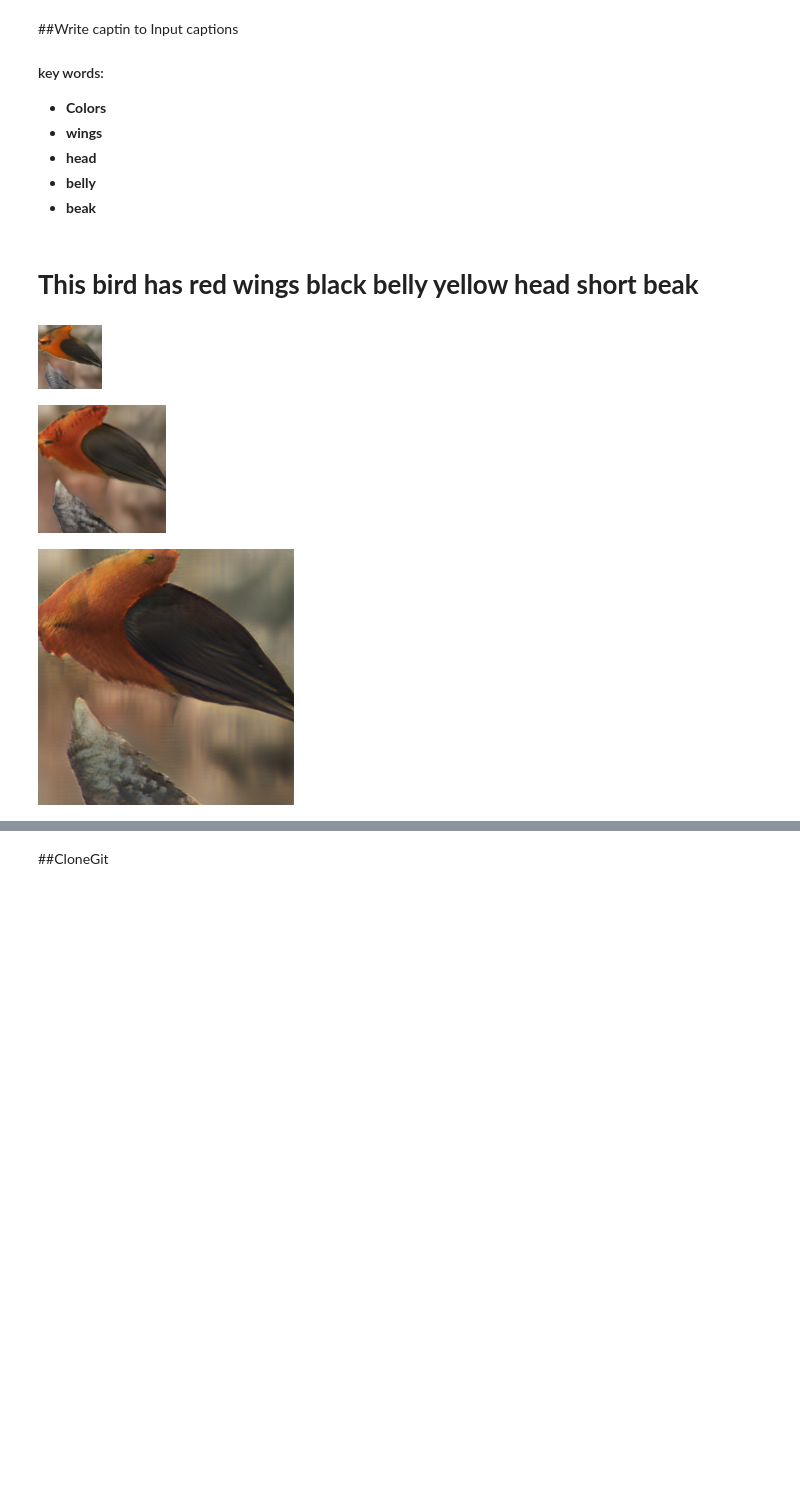
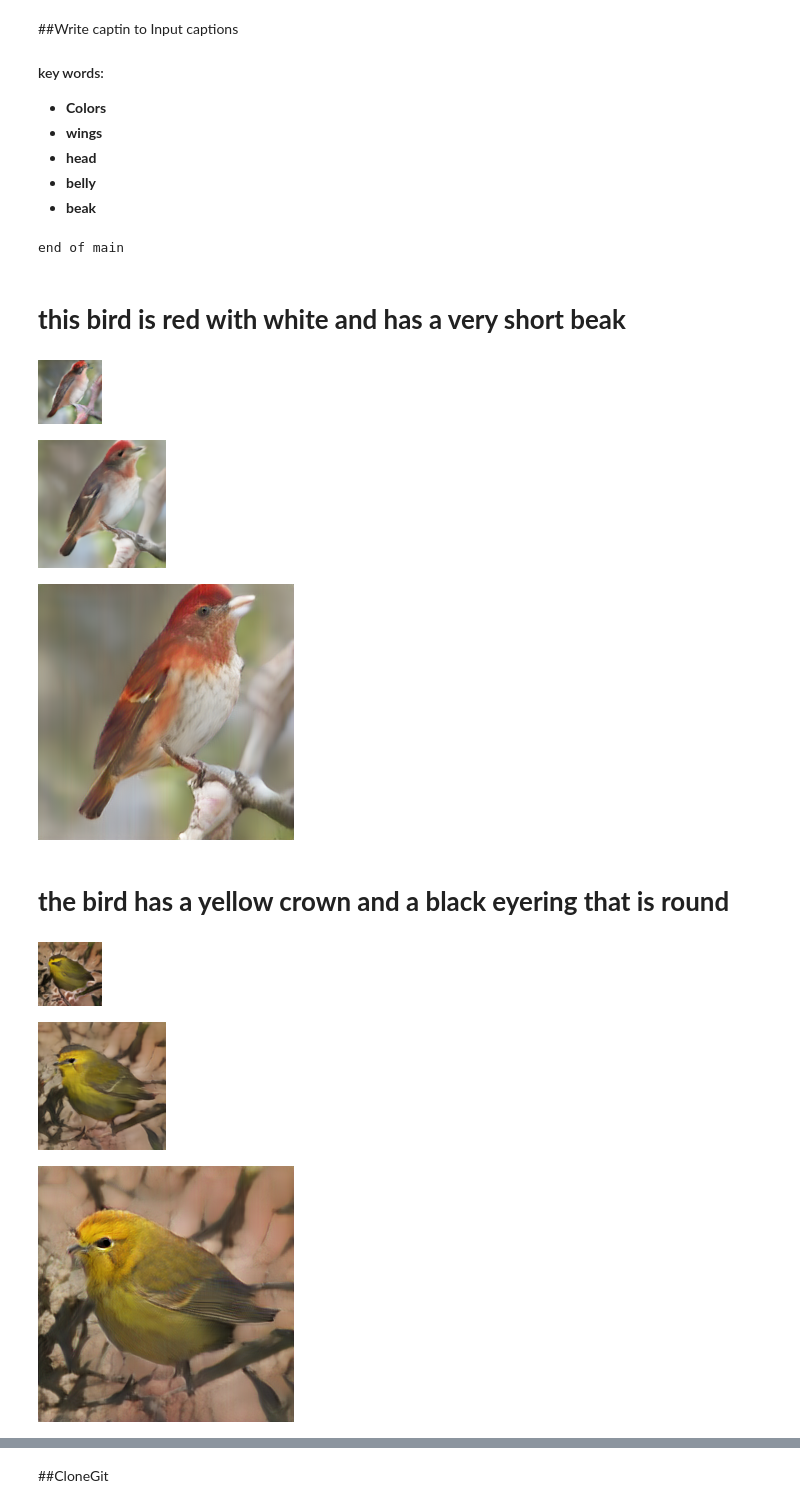
Before and after one commit to ammarnasr/SEM-GAN, a Jupyter notebook: modified/Bird_Image_Generator_Modified.ipynb, the cells around one changed output, grey strips where cells are left out. Saved outputs shown, nothing was run; the diff lists cells and outputs as text; code cells hidden in the pictures; blank space fills up the shorter version.

```diff
--- a/modified/Bird_Image_Generator_Modified.ipynb
+++ b/modified/Bird_Image_Generator_Modified.ipynb
@@ -10,15 +10,28 @@
 # %%
 #Input_Caption = "This bird has red wings black belly yellow head short beak"
 
 
 
 #with open("example_captions.txt", 'w') as f:
    #f.write(Input_Caption)
 
+
+import os
+os.chdir('/content/')
+!rm -r Bird-Image-Generator
+!git clone https://github.com/ammarnasr/Bird-Image-Generator.git
+os.chdir('/content/Bird-Image-Generator')
+
 the_main()
+print("end of main")
 display_images()
 # %% [output]
+end of main
-# **This bird has red wings black belly yellow head short beak**
+# **this bird is red with white and has a very short beak**
-[figure, old version]
+[figure, new version]
-[figure, old version]
+[figure, new version]
-[figure, old version]
+[figure, new version]
+# **the bird has a yellow crown and a black eyering that is round**
+[figure, added]
+[figure, added]
+[figure, added]
```
Also changed, not shown: parts of 4 cells of this notebook, 1 other file.
